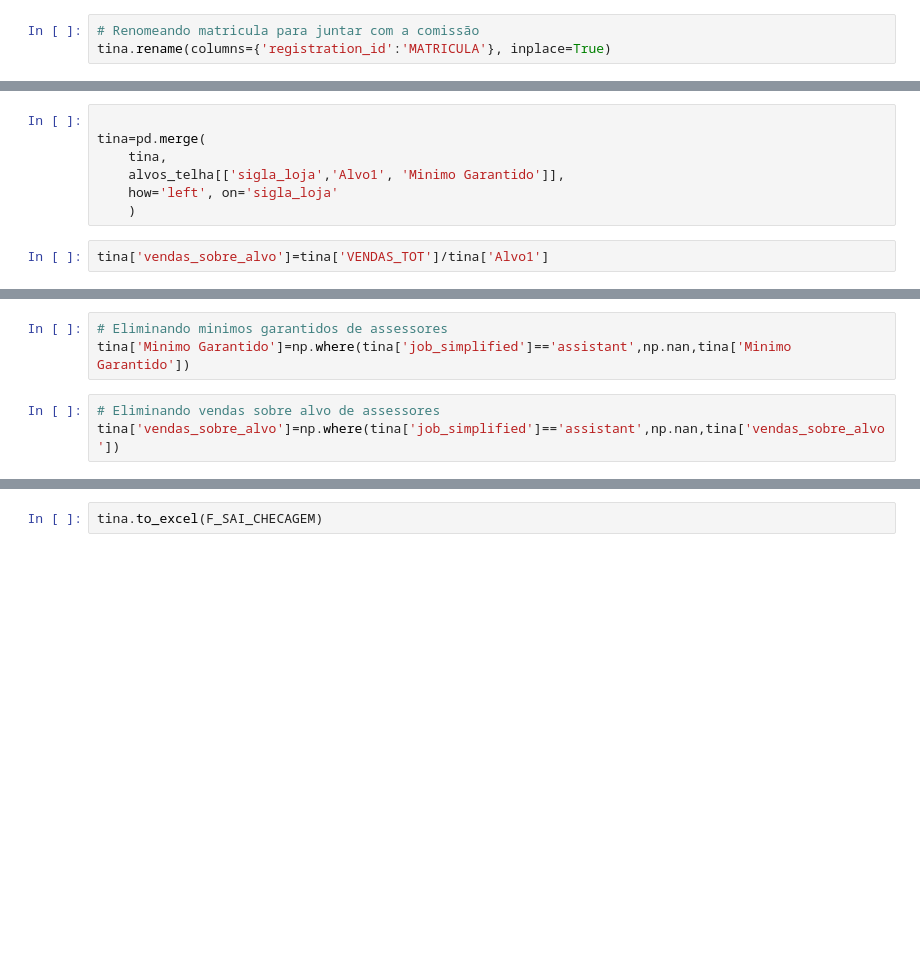
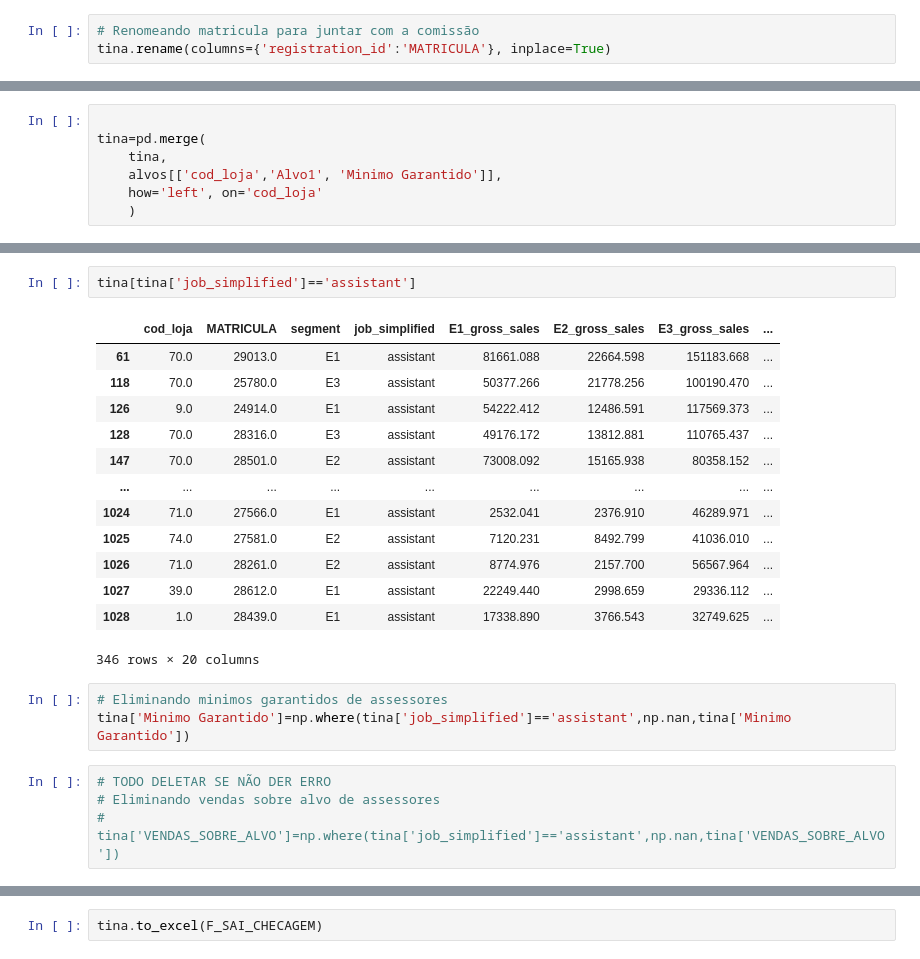
Before and after one commit to clachi/apuracoes_TINA, a Jupyter notebook: apuracao_premiacao_INDIVIDUAL_TINA_v2.ipynb, the cells around one changed output, grey strips where cells are left out. Cells and saved outputs as stored; diff of their text form; blank space fills up the shorter version.

```diff
--- a/apuracao_premiacao_INDIVIDUAL_TINA_v2.ipynb
+++ b/apuracao_premiacao_INDIVIDUAL_TINA_v2.ipynb
@@ -341,8 +446,6 @@ tina=tina.merge(comissao,how='left',on='MATRICULA')
 
 tina=pd.merge(
     tina,
-    alvos_telha[['sigla_loja','Alvo1', 'Minimo Garantido']],
-    how='left', on='sigla_loja'
+    alvos[['cod_loja','Alvo1', 'Minimo Garantido']],
+    how='left', on='cod_loja'
     )
-# %%
-tina['vendas_sobre_alvo']=tina['VENDAS_TOT']/tina['Alvo1']
@@ -352,6 +482,23 @@ tina['Alvo1']=np.where(tina['job_simplified']=='assistant',np.nan,tina['Alvo1'])
+# %%
+tina[tina['job_simplified']=='assistant']
+# %% [output]
+|  | cod_loja | MATRICULA | segment | job_simplified | E1_gross_sales | E2_gross_sales | E3_gross_sales | ... |
+| 61 | 70.0 | 29013.0 | E1 | assistant | 81661.088 | 22664.598 | 151183.668 | ... |
+| 118 | 70.0 | 25780.0 | E3 | assistant | 50377.266 | 21778.256 | 100190.470 | ... |
+| 126 | 9.0 | 24914.0 | E1 | assistant | 54222.412 | 12486.591 | 117569.373 | ... |
+| 128 | 70.0 | 28316.0 | E3 | assistant | 49176.172 | 13812.881 | 110765.437 | ... |
+| 147 | 70.0 | 28501.0 | E2 | assistant | 73008.092 | 15165.938 | 80358.152 | ... |
+| ... | ... | ... | ... | ... | ... | ... | ... | ... |
+| 1024 | 71.0 | 27566.0 | E1 | assistant | 2532.041 | 2376.910 | 46289.971 | ... |
+| 1025 | 74.0 | 27581.0 | E2 | assistant | 7120.231 | 8492.799 | 41036.010 | ... |
+| 1026 | 71.0 | 28261.0 | E2 | assistant | 8774.976 | 2157.700 | 56567.964 | ... |
+| 1027 | 39.0 | 28612.0 | E1 | assistant | 22249.440 | 2998.659 | 29336.112 | ... |
+| 1028 | 1.0 | 28439.0 | E1 | assistant | 17338.890 | 3766.543 | 32749.625 | ... |
+346 rows × 20 columns
 # %%
 # Eliminando minimos garantidos de assessores
 tina['Minimo Garantido']=np.where(tina['job_simplified']=='assistant',np.nan,tina['Minimo Garantido'])
 # %%
+# TODO DELETAR SE NÃO DER ERRO
 # Eliminando vendas sobre alvo de assessores
-tina['vendas_sobre_alvo']=np.where(tina['job_simplified']=='assistant',np.nan,tina['vendas_sobre_alvo'])
+# tina['VENDAS_SOBRE_ALVO']=np.where(tina['job_simplified']=='assistant',np.nan,tina['VENDAS_SOBRE_ALVO'])
```
Also changed, not shown: parts of 105 cells of this notebook.
